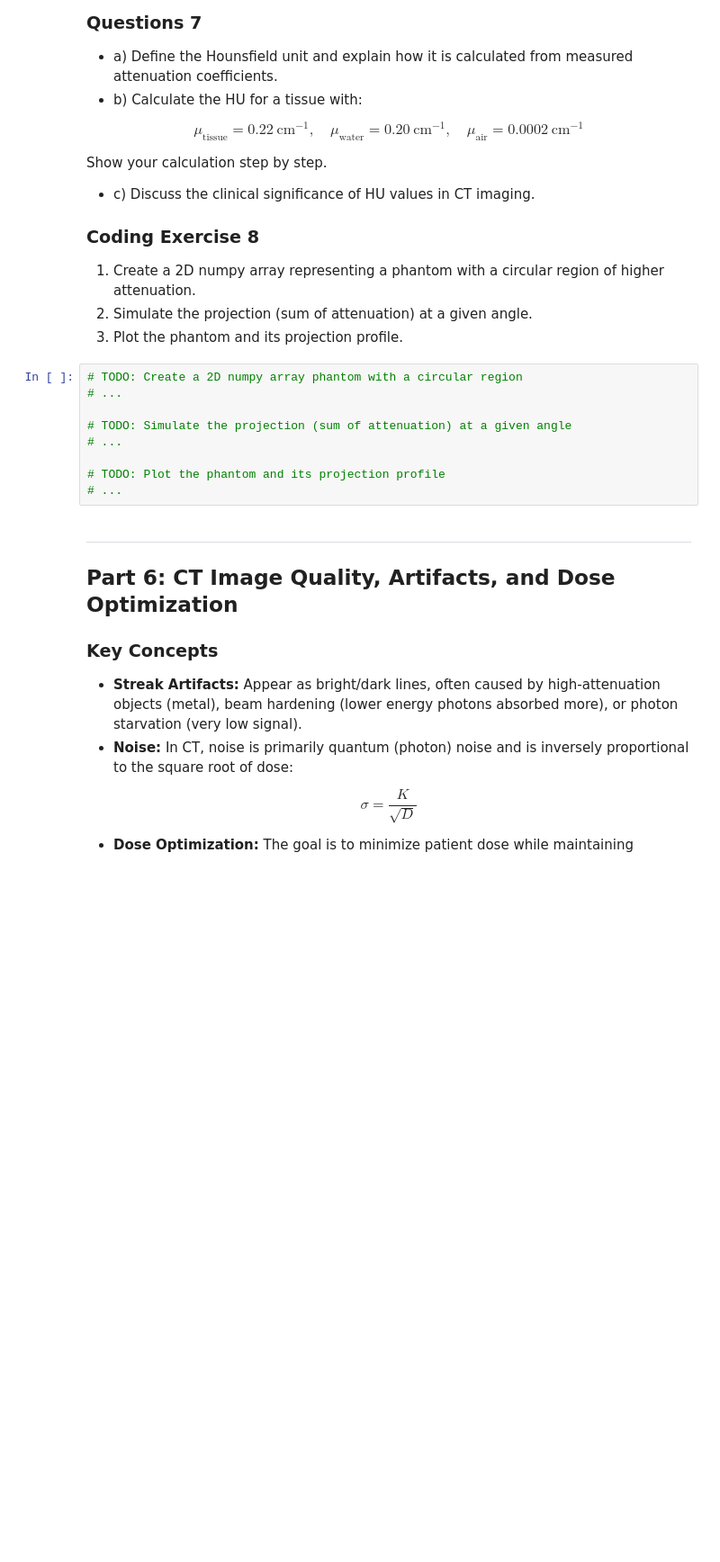
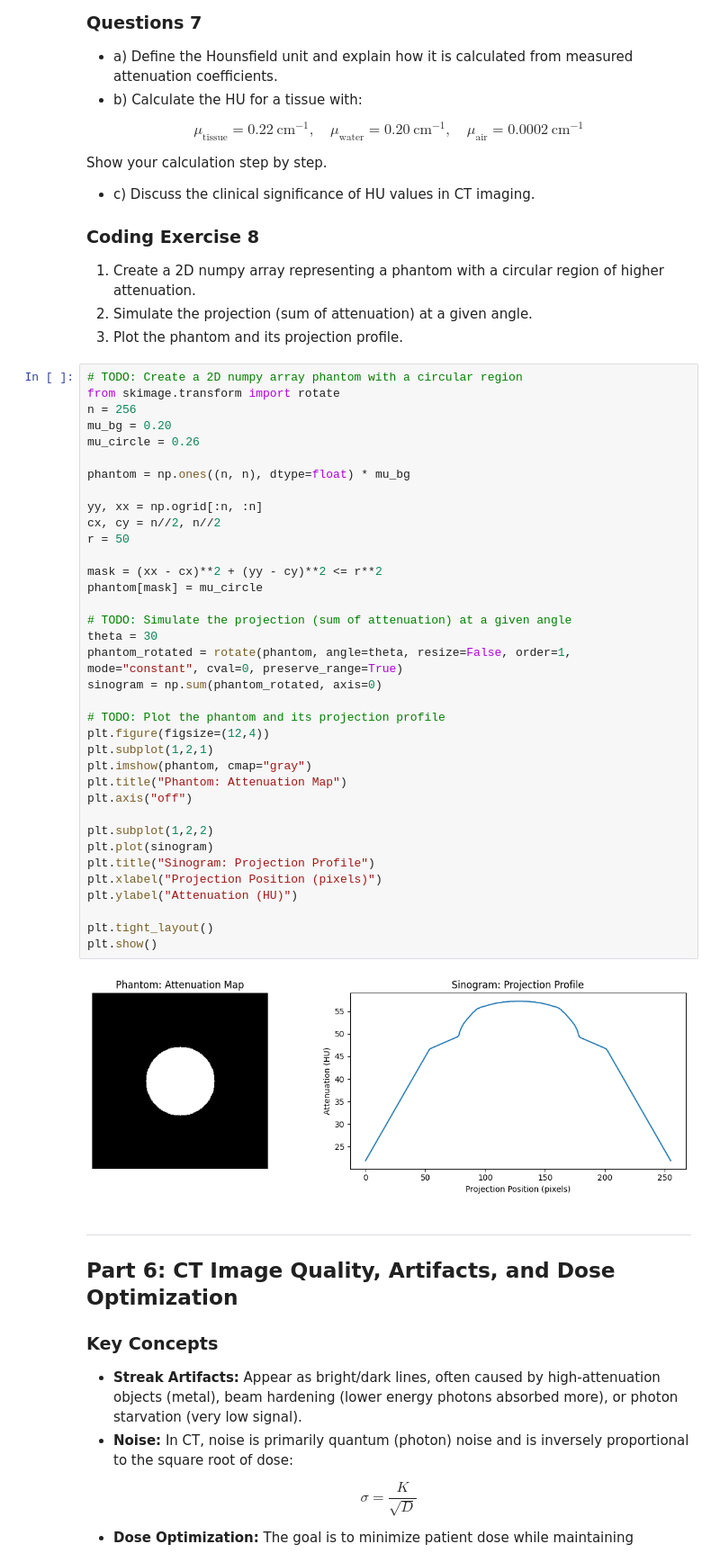
Before and after one commit to julianamassaro/BMEN509-623_Deliverable_2, a Jupyter notebook: deliverable-02-starter.ipynb, the cells around one changed output. Shown at 90% size. Saved outputs shown, nothing was run; the diff lists cells and outputs as text; blank space fills up the shorter version.

```diff
--- a/deliverable-02-starter.ipynb
+++ b/deliverable-02-starter.ipynb
@@ -588,13 +588,42 @@ Show your calculation step by step.
 3. Plot the phantom and its projection profile.
 # %%
 # TODO: Create a 2D numpy array phantom with a circular region
-# ...
+from skimage.transform import rotate
+n = 256
+mu_bg = 0.20
+mu_circle = 0.26
+
+phantom = np.ones((n, n), dtype=float) * mu_bg
+
+yy, xx = np.ogrid[:n, :n]
+cx, cy = n//2, n//2
+r = 50
+
+mask = (xx - cx)**2 + (yy - cy)**2 <= r**2
+phantom[mask] = mu_circle
 
 # TODO: Simulate the projection (sum of attenuation) at a given angle
-# ...
+theta = 30
+phantom_rotated = rotate(phantom, angle=theta, resize=False, order=1, mode="constant", cval=0, preserve_range=True)
+sinogram = np.sum(phantom_rotated, axis=0)
 
 # TODO: Plot the phantom and its projection profile
-# ...
+plt.figure(figsize=(12,4))
+plt.subplot(1,2,1)
+plt.imshow(phantom, cmap="gray")
+plt.title("Phantom: Attenuation Map")
+plt.axis("off")
+
+plt.subplot(1,2,2)
+plt.plot(sinogram)
+plt.title("Sinogram: Projection Profile")
+plt.xlabel("Projection Position (pixels)")
+plt.ylabel("Attenuation (HU)")
+
+plt.tight_layout()
+plt.show()
+# %% [output]
+[figure, added]
 # %% [markdown]
 ---
 
```
Also changed, not shown: parts of 2 cells of this notebook.
